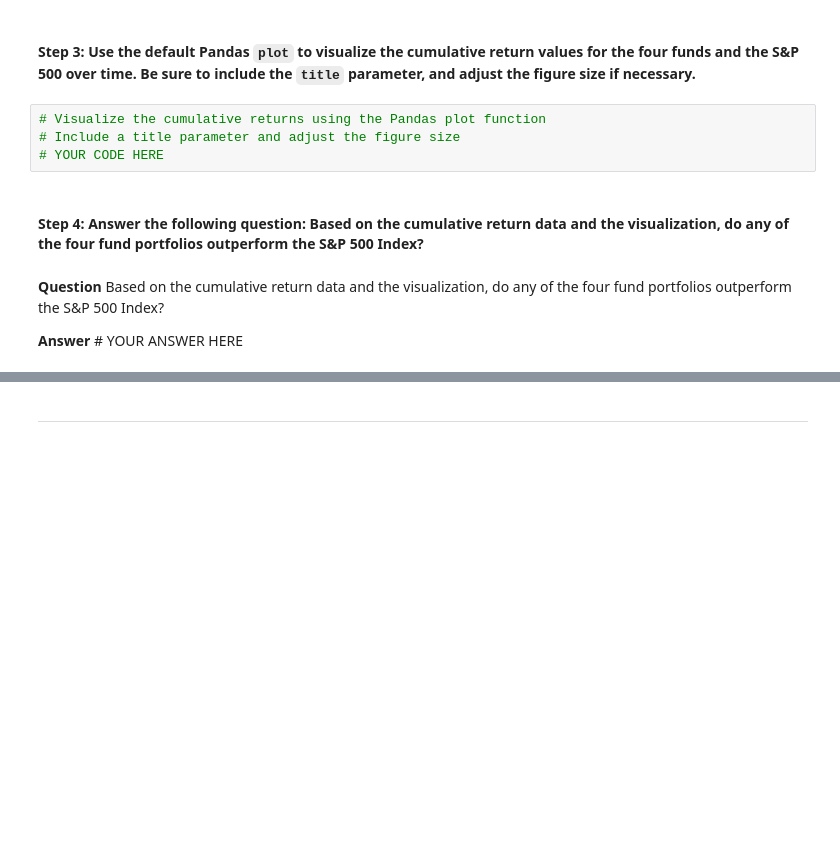
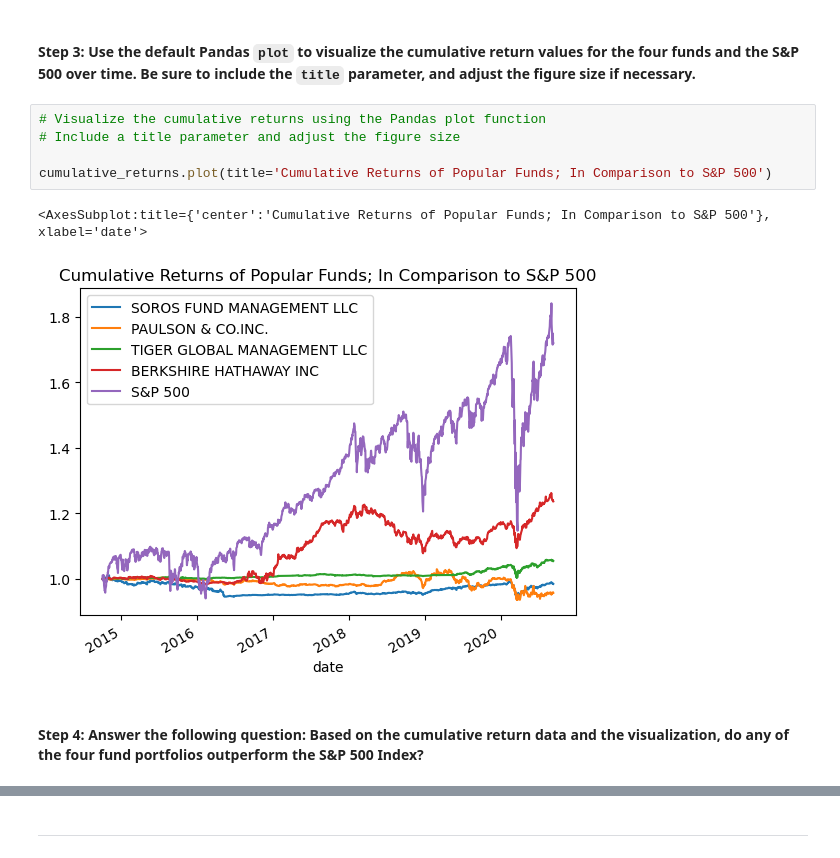
Before and after one commit to najibabounasr/Berkley-Bootcamp---Risk-Return-Analysis-Program, a Jupyter notebook: risk_return_analysis.ipynb, the cells around one changed output, grey strips where cells are left out. Cells and saved outputs as stored; diff of their text form; blank space fills up the shorter version.

```diff
--- a/risk_return_analysis.ipynb
+++ b/risk_return_analysis.ipynb
@@ -163,10 +192,10 @@ Analyze the data to determine if any of the portfolios outperform the broader st
 # %%
 # Visualize the cumulative returns using the Pandas plot function
 # Include a title parameter and adjust the figure size
-# YOUR CODE HERE
+
+cumulative_returns.plot(title='Cumulative Returns of Popular Funds; In Comparison to S&P 500')
+# %% [output]
+<AxesSubplot:title={'center':'Cumulative Returns of Popular Funds; In Comparison to S&P 500'}, xlabel='date'>
+[figure, added]
 # %% [markdown]
 #### Step 4: Answer the following question: Based on the cumulative return data and the visualization, do any of the four fund portfolios outperform the S&P 500 Index?
-# %% [markdown]
-**Question** Based on the cumulative return data and the visualization, do any of the four fund portfolios outperform the S&P 500 Index?
-
-**Answer** # YOUR ANSWER HERE
```
Also changed, not shown: parts of 8 cells of this notebook.
